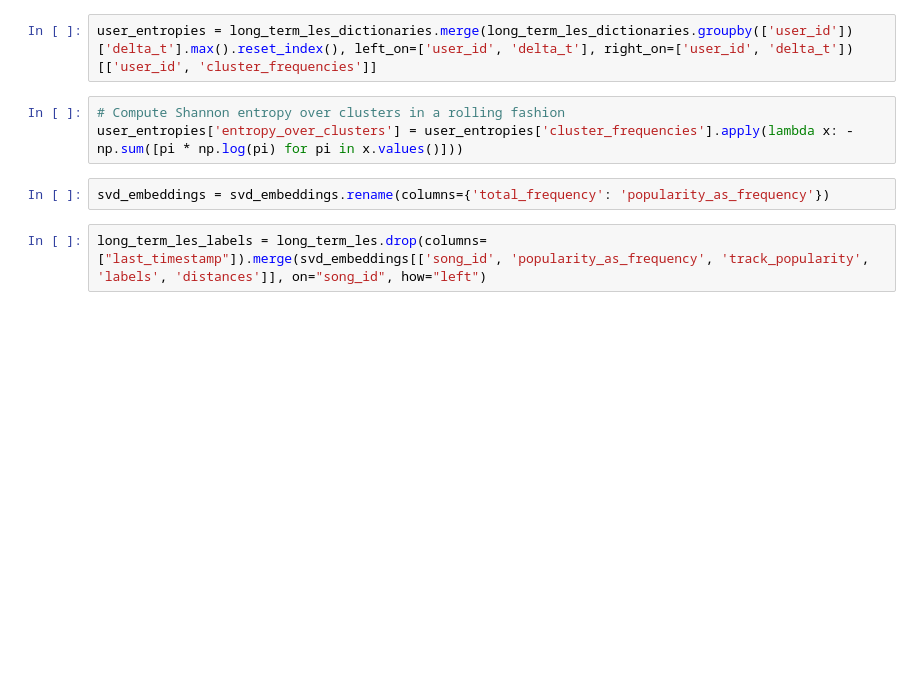
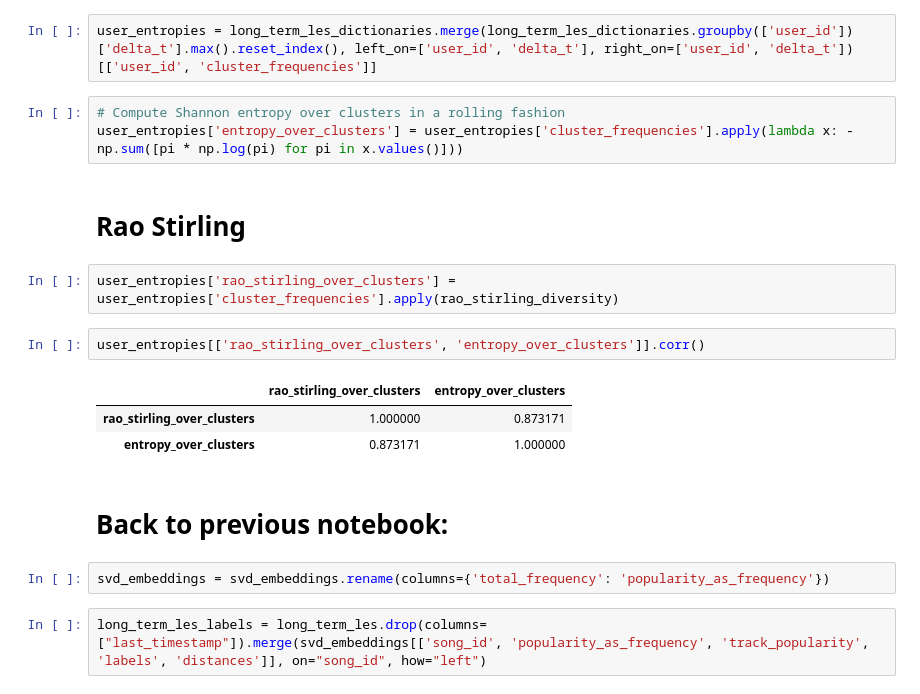
Before and after one commit to hcai-mms/familiarizing_with_music, a Jupyter notebook: main_analysis.ipynb, the cells around one changed output. Saved outputs shown, nothing was run; the diff lists cells and outputs as text; blank space fills up the shorter version.

```diff
--- a/main_analysis.ipynb
+++ b/main_analysis.ipynb
@@ -258,6 +307,18 @@ user_entropies = long_term_les_dictionaries.merge(long_term_les_dictionaries.gro
 # %%
 # Compute Shannon entropy over clusters in a rolling fashion
 user_entropies['entropy_over_clusters'] = user_entropies['cluster_frequencies'].apply(lambda x: -np.sum([pi * np.log(pi) for pi in x.values()]))
+# %% [markdown]
+# Rao Stirling
+# %%
+user_entropies['rao_stirling_over_clusters'] = user_entropies['cluster_frequencies'].apply(rao_stirling_diversity)
+# %%
+user_entropies[['rao_stirling_over_clusters', 'entropy_over_clusters']].corr()
+# %% [output]
+|  | rao_stirling_over_clusters | entropy_over_clusters |
+| rao_stirling_over_clusters | 1.000000 | 0.873171 |
+| entropy_over_clusters | 0.873171 | 1.000000 |
+# %% [markdown]
+# Back to previous notebook:
 # %%
 svd_embeddings = svd_embeddings.rename(columns={'total_frequency': 'popularity_as_frequency'})
 # %%
```
Also changed, not shown: parts of 12 cells of this notebook.
